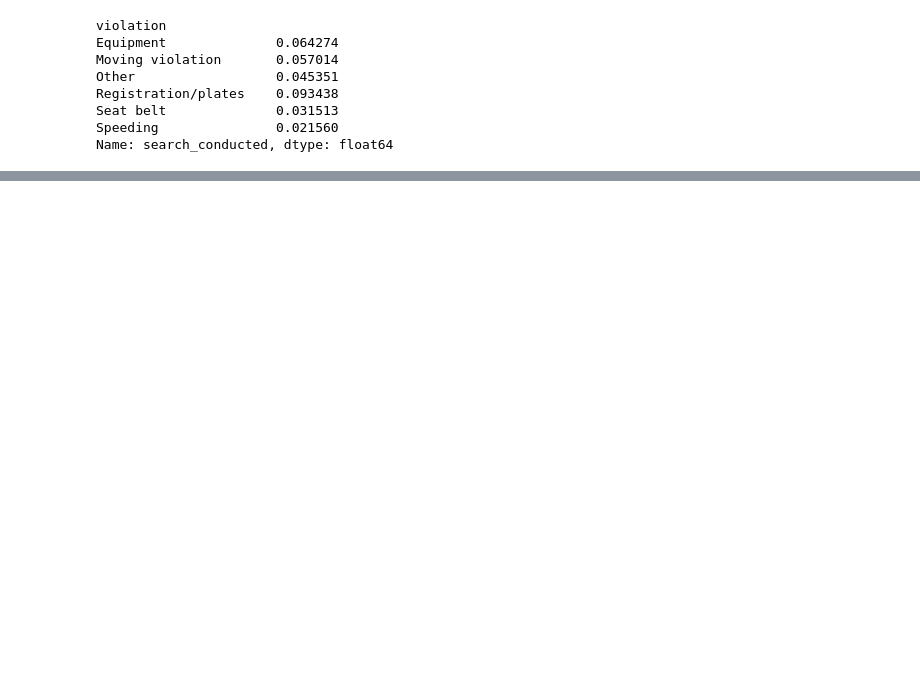
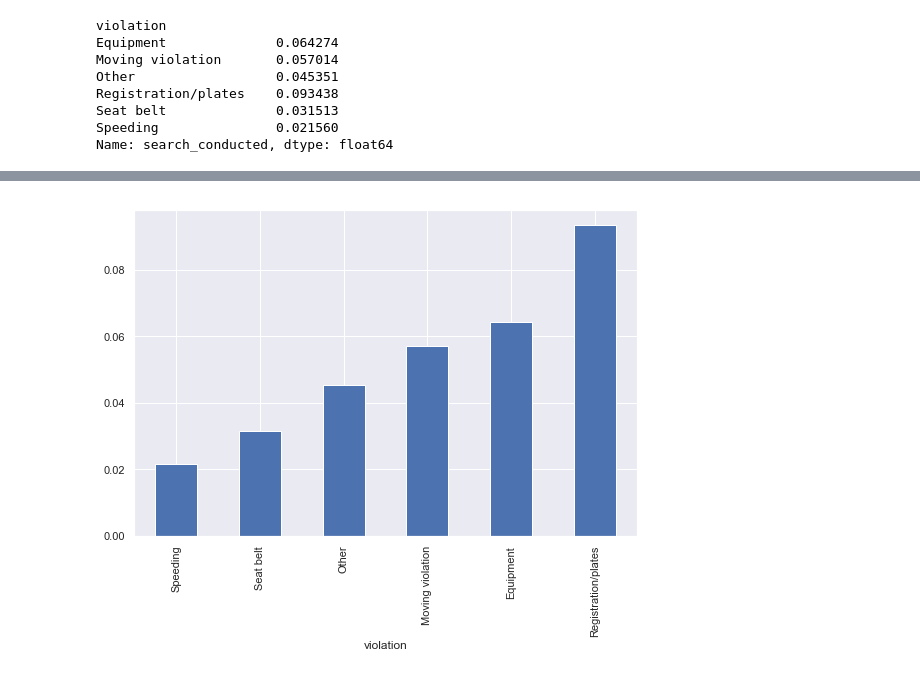
Before and after one commit to MikSm1th/datacamp_notes, a Jupyter notebook: police_pandas/visual.ipynb, the cells around one changed output, grey strips where cells are left out. Cells and saved outputs as stored; diff of their text form; code cells hidden in the pictures; blank space fills up the shorter version.

```diff
--- a/police_pandas/visual.ipynb
+++ b/police_pandas/visual.ipynb
@@ -332,0 +360,5 @@ search_rate = ri.groupby('violation').search_conducted.mean()
+# %%
+search_rate.sort_values().plot(kind='bar')
+plt.show()
+# %% [output]
+[figure, added]
```
Also changed, not shown: parts of 7 cells of this notebook.
